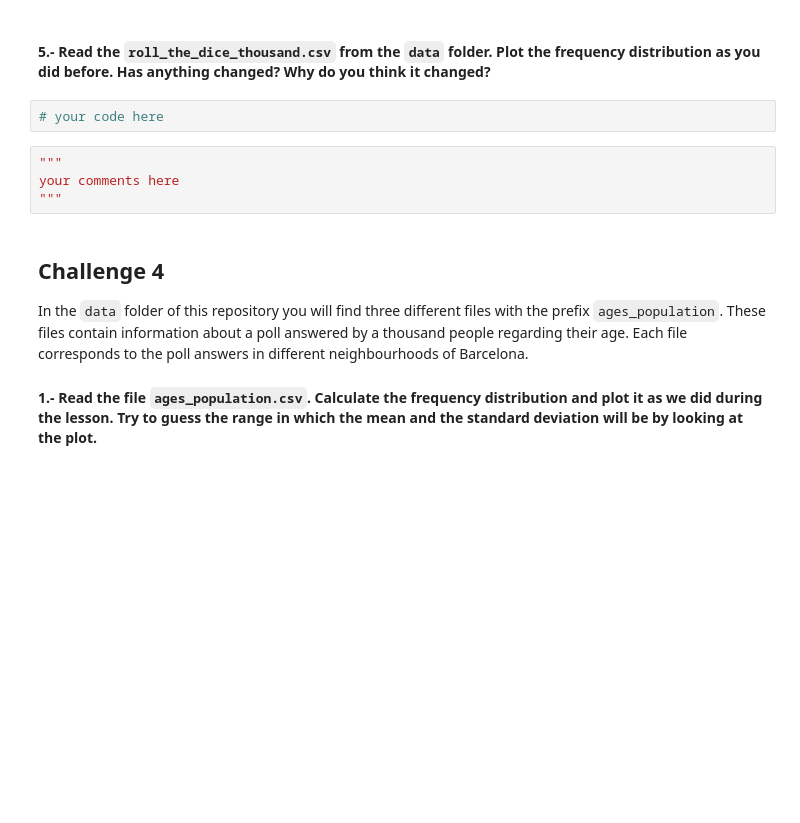
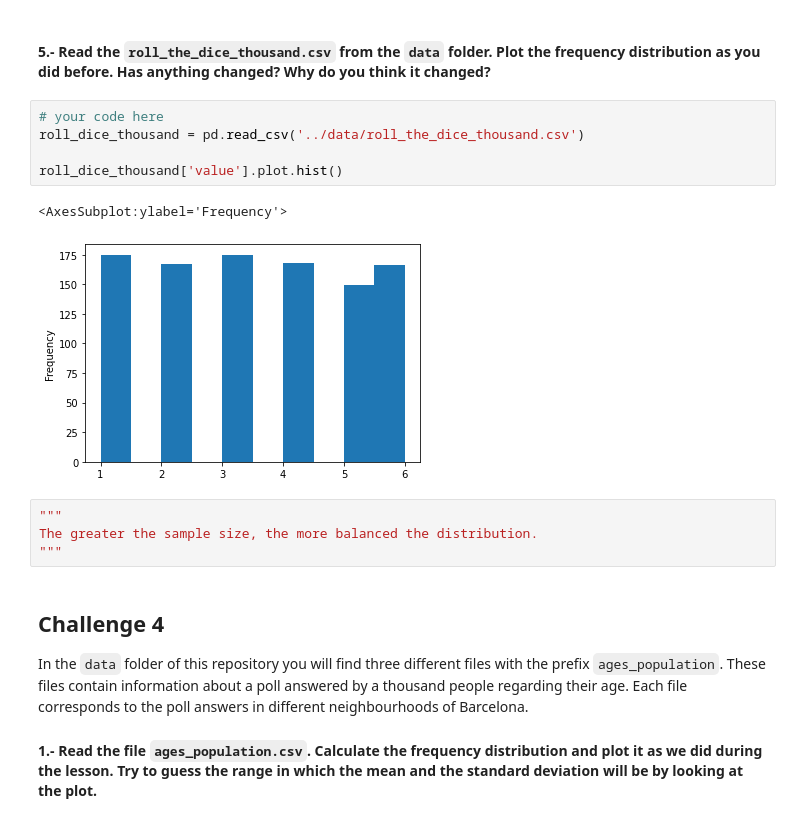
Before and after one commit to Irene9R/dataptmad1121_labs, a Jupyter notebook: module-2/understanding-descriptive-stats/your-code/main.ipynb, the cells around one changed output. Drawn from its saved outputs; the diff is of its cells as text; blank space fills up the shorter version.

```diff
--- a/module-2/understanding-descriptive-stats/your-code/main.ipynb
+++ b/module-2/understanding-descriptive-stats/your-code/main.ipynb
@@ -188,12 +221,18 @@ your comments here
 """
 # %% [markdown]
 #### 5.- Read the `roll_the_dice_thousand.csv` from the `data` folder. Plot the frequency distribution as you did before. Has anything changed? Why do you think it changed?
-# %%
-# your code here
-# %%
-"""
-your comments here
-"""
+# %%
+# your code here
+roll_dice_thousand = pd.read_csv('../data/roll_the_dice_thousand.csv')
+
+roll_dice_thousand['value'].plot.hist()
+# %% [output]
+<AxesSubplot:ylabel='Frequency'>
+[figure, added]
+# %%
+"""
+The greater the sample size, the more balanced the distribution.
+"""
 # %% [markdown]
 ## Challenge 4
 In the `data` folder of this repository you will find three different files with the prefix `ages_population`. These files contain information about a poll answered by a thousand people regarding their age. Each file corresponds to the poll answers in different neighbourhoods of Barcelona.
```
Also changed, not shown: parts of 27 cells of this notebook.
